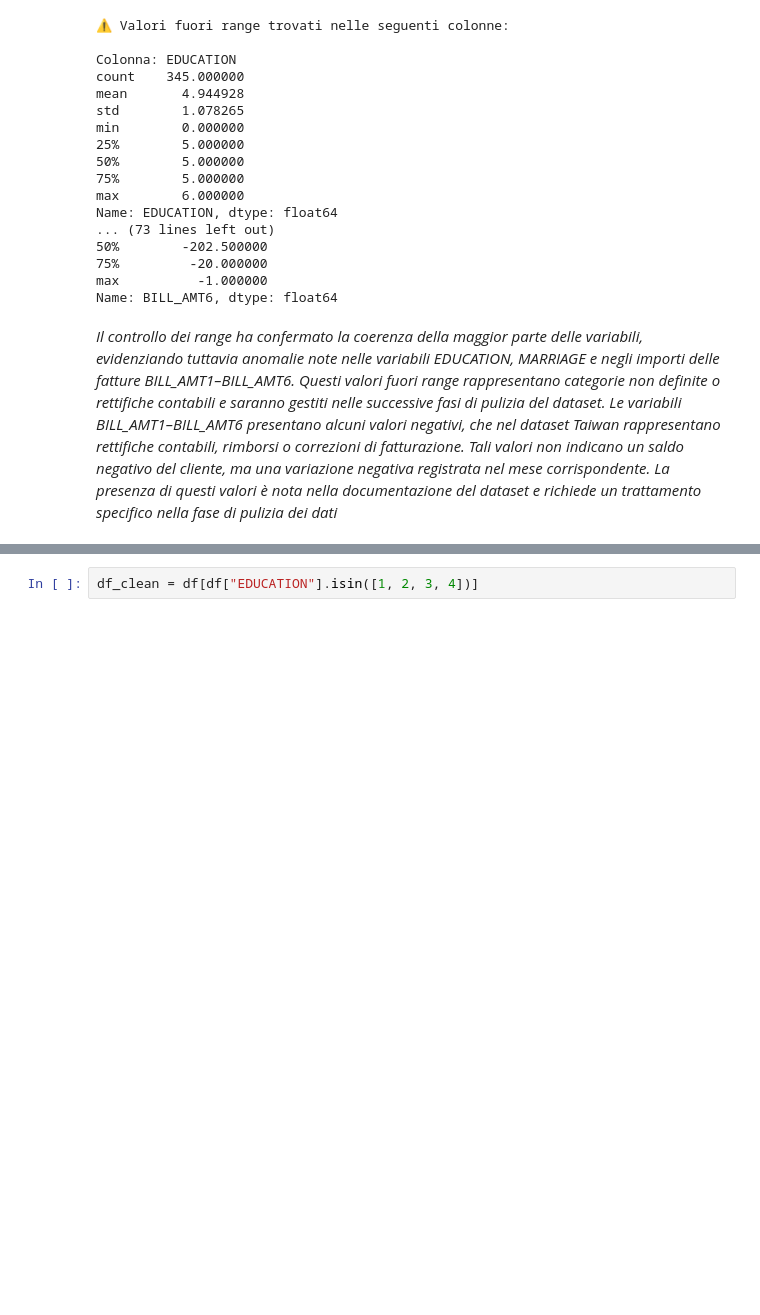
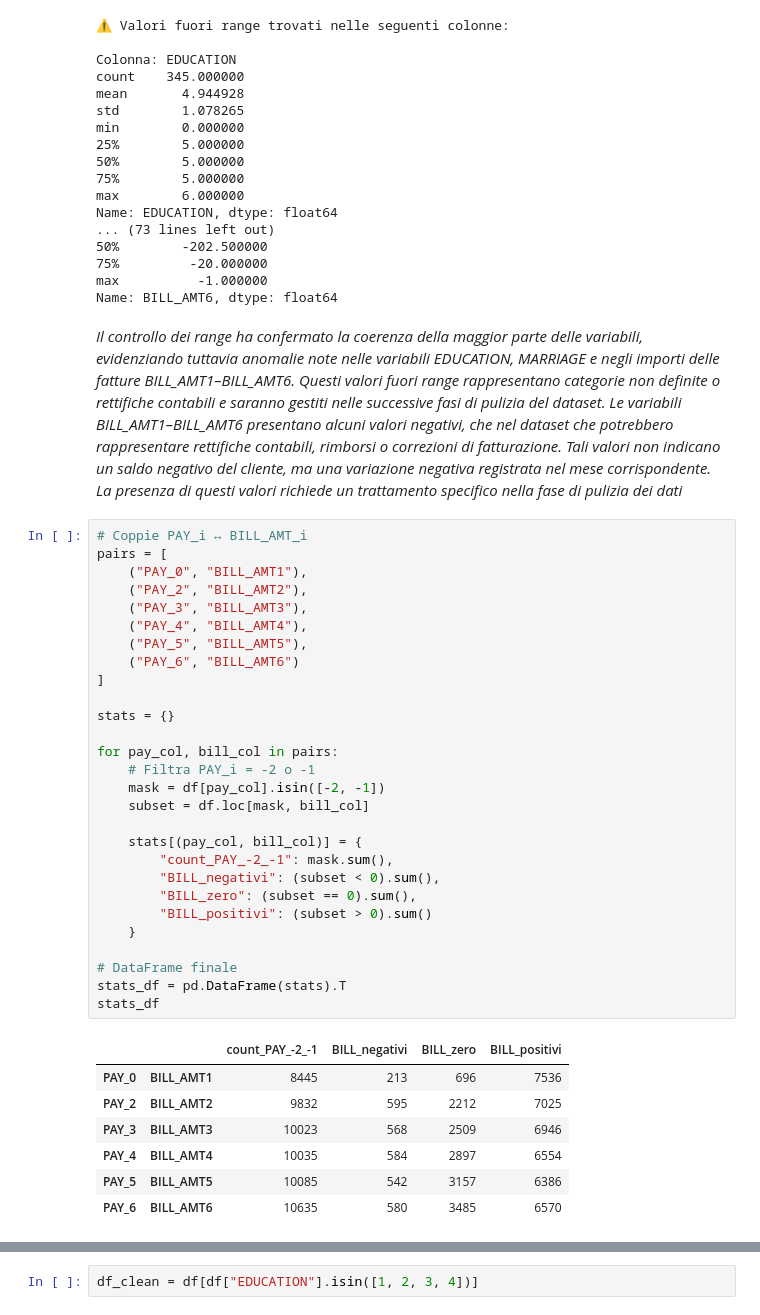
Before and after one commit to MattiaGalletti2001/progetto-data-science-gruppo-11-credit-card-default, a Jupyter notebook: notebooks/Progetto_DataScience_gruppo_11.ipynb, the cells around one changed output, grey strips where cells are left out. Drawn from its saved outputs; the diff is of its cells as text; blank space fills up the shorter version.

```diff
--- a/notebooks/Progetto_DataScience_gruppo_11.ipynb
+++ b/notebooks/Progetto_DataScience_gruppo_11.ipynb
@@ -179,4 +184,40 @@ max          -1.000000
 Name: BILL_AMT6, dtype: float64
 # %% [markdown]
 *Il controllo dei range ha confermato la coerenza della maggior parte delle variabili, evidenziando tuttavia anomalie note nelle variabili EDUCATION, MARRIAGE e negli importi delle fatture BILL_AMT1–BILL_AMT6. Questi valori fuori range rappresentano categorie non definite o rettifiche contabili e saranno gestiti nelle successive fasi di pulizia del dataset.
-Le variabili BILL_AMT1–BILL_AMT6 presentano alcuni valori negativi, che nel dataset Taiwan rappresentano rettifiche contabili, rimborsi o correzioni di fatturazione. Tali valori non indicano un saldo negativo del cliente, ma una variazione negativa registrata nel mese corrispondente. La presenza di questi valori è nota nella documentazione del dataset e richiede un trattamento specifico nella fase di pulizia dei dati*
+Le variabili BILL_AMT1–BILL_AMT6 presentano alcuni valori negativi, che nel dataset che potrebbero rappresentare rettifiche contabili, rimborsi o correzioni di fatturazione. Tali valori non indicano un saldo negativo del cliente, ma una variazione negativa registrata nel mese corrispondente. La presenza di questi valori richiede un trattamento specifico nella fase di pulizia dei dati*
+# %%
+# Coppie PAY_i ↔ BILL_AMT_i
+pairs = [
+    ("PAY_0", "BILL_AMT1"),
+    ("PAY_2", "BILL_AMT2"),
+    ("PAY_3", "BILL_AMT3"),
+    ("PAY_4", "BILL_AMT4"),
+    ("PAY_5", "BILL_AMT5"),
+    ("PAY_6", "BILL_AMT6")
+]
+
+stats = {}
+
+for pay_col, bill_col in pairs:
+    # Filtra PAY_i = -2 o -1
+    mask = df[pay_col].isin([-2, -1])
+    subset = df.loc[mask, bill_col]
+
+    stats[(pay_col, bill_col)] = {
+        "count_PAY_-2_-1": mask.sum(),
+        "BILL_negativi": (subset < 0).sum(),
+        "BILL_zero": (subset == 0).sum(),
+        "BILL_positivi": (subset > 0).sum()
+    }
+
+# DataFrame finale
+stats_df = pd.DataFrame(stats).T
+stats_df
+# %% [output]
+|  |  | count_PAY_-2_-1 | BILL_negativi | BILL_zero | BILL_positivi |
+| PAY_0 | BILL_AMT1 | 8445 | 213 | 696 | 7536 |
+| PAY_2 | BILL_AMT2 | 9832 | 595 | 2212 | 7025 |
+| PAY_3 | BILL_AMT3 | 10023 | 568 | 2509 | 6946 |
+| PAY_4 | BILL_AMT4 | 10035 | 584 | 2897 | 6554 |
+| PAY_5 | BILL_AMT5 | 10085 | 542 | 3157 | 6386 |
+| PAY_6 | BILL_AMT6 | 10635 | 580 | 3485 | 6570 |
```
Also changed, not shown: parts of 15 cells of this notebook.
